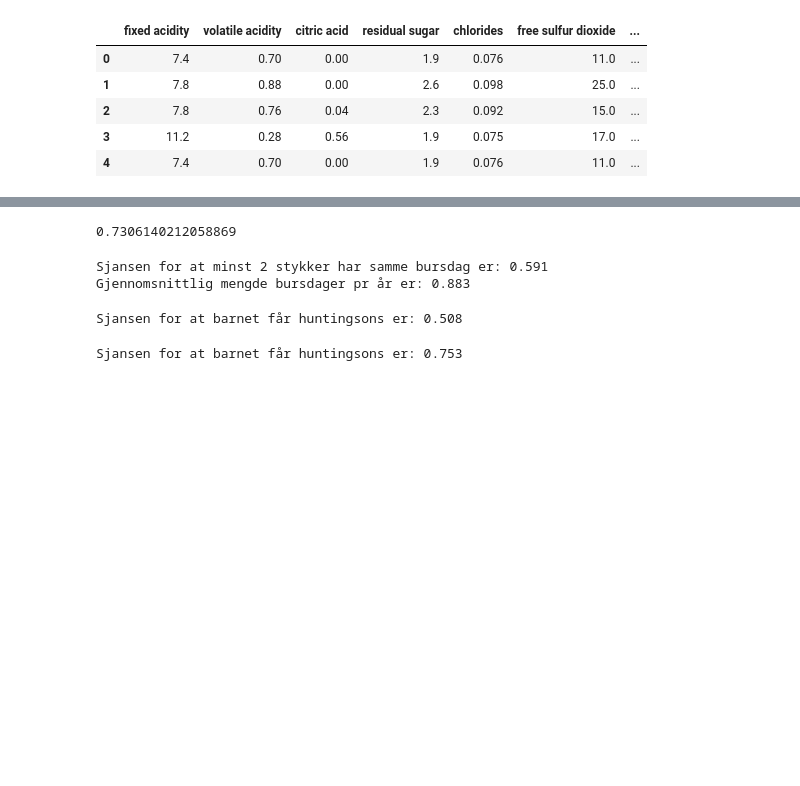
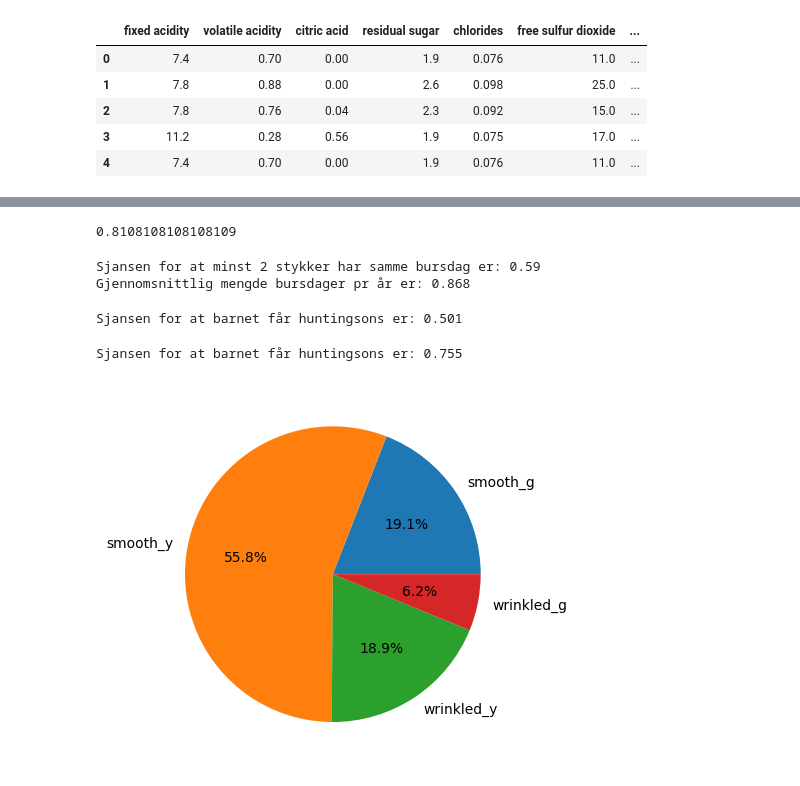
Before and after one commit to EliasT05/ProgMod-Eksamen, a Jupyter notebook: Oppgaver.ipynb, the cells around one changed output, grey strips where cells are left out. Cells and saved outputs as stored; diff of their text form; code cells hidden in the pictures; blank space fills up the shorter version.

```diff
--- a/Oppgaver.ipynb
+++ b/Oppgaver.ipynb
@@ -52,74 +78,100 @@ print(precision)
 # %%
-# tree.DecisionTreeClassifier
+# RandomForestClassifier
+from sklearn.ensemble import RandomForestClassifier
 
-criteria = vin_data[['alcohol', 'pH', 'fixed acidity', 'density']] # features :, 'free sulfur dioxide', 'volatile acidity', 'citric acid', 'residual sugar', 'chlorides', 'total sulfur dioxide', 'sulphates'
+criteria = vin_data[['alcohol', 'pH', 'fixed acidity', 'density', 'volatile acidity', 'citric acid', 'residual sugar', 'chlorides']] # features
 categories = vin_data['kvalitetskategoriene']                         # labels
-
-test_amount = 2
-
-# A loop for testing different training sizes
 
 ml_data = train_test_split(criteria, categories, train_size=0.8, random_state=42)
 
 training_criteria = ml_data[0]
 test_criteria = ml_data[1]
 training_categories = ml_data[2]
-testkategorier = ml_data[3]
+test_categories = ml_data[3]
 
-model = tree.DecisionTreeClassifier()  # Makes the model
+model = RandomForestClassifier()  # Makes the model
 model.fit(training_criteria, training_categories)   # Trains the model
 
 predictions = model.predict(test_criteria)
 
-precision = precision_score(testkategorier, predictions, average='macro')
+precision = precision_score(test_categories, predictions, average='macro')
 
 print(precision)
 # %% [output]
-0.7306140212058869
+0.8108108108108109
 # %%
 def birthday_simulation(n):
     trials = 10000
-    matching_birtdays = 0
+    matching_birthdays = 0
     matching_birthdays_tot = 0
     for i in range(trials):
         birthdays = [random.randint(1, 365) for j in range(n)]
         if len(birthdays) != len(set(birthdays)):
-            matching_birtdays += 1
+            matching_birthdays += 1
             matching_birthdays_tot += (len(birthdays)-len(set(birthdays)))
-    return round(matching_birtdays/trials, 3), round(matching_birthdays_tot/trials, 3)
+    return round(matching_birthdays/trials, 3), round(matching_birthdays_tot/trials, 3)
 
 print('Sjansen for at minst 2 stykker har samme bursdag er:',birthday_simulation(26)[0])
 print('Gjennomsnittlig mengde bursdager pr år er:', birthday_simulation(26)[1])
 # %% [output]
-Sjansen for at minst 2 stykker har samme bursdag er: 0.591
-Gjennomsnittlig mengde bursdager pr år er: 0.883
+Sjansen for at minst 2 stykker har samme bursdag er: 0.59
+Gjennomsnittlig mengde bursdager pr år er: 0.868
 # %%
 def huntington_simulation():
     trials = 10000
-    disease_occurance = 0
+    disease_occurrence = 0
     for i in range(trials):
         father_allele = random.choice(['H', 'h'])
         mother_allele = 'h'
         child_genotype = father_allele + mother_allele
         if 'H' in child_genotype:
-            disease_occurance += 1
-    return round(disease_occurance/trials, 3)
+            disease_occurrence += 1
+    return round(disease_occurrence/trials, 3)
 
 print('Sjansen for at barnet får huntingsons er:', huntington_simulation())
 # %% [output]
-Sjansen for at barnet får huntingsons er: 0.508
+Sjansen for at barnet får huntingsons er: 0.501
 # %%
-def huntington_simulation():
+def huntington_simulation_mother():
     trials = 10000
-    disease_occurance = 0
+    disease_occurrence = 0
     for i in range(trials):
         father_allele = random.choice(['H', 'h'])
         mother_allele = random.choice(['H', 'h'])
         child_genotype = father_allele + mother_allele
         if 'H' in child_genotype:
-            disease_occurance += 1
-    return round(disease_occurance/trials, 3)
+            disease_occurrence += 1
+    return round(disease_occurrence/trials, 3)
 
-print('Sjansen for at barnet får huntingsons er:', huntington_simulation())
+print('Sjansen for at barnet får huntingsons er:', huntington_simulation_mother())
 # %% [output]
-Sjansen for at barnet får huntingsons er: 0.753
+Sjansen for at barnet får huntingsons er: 0.755
+# %%
+# Dihybrid Kryssning
+def dihybrid_cross_simulation():
+    trials = 10000
+    results = {'smooth_g':0, 'smooth_y':0, 'wrinkled_y':0, 'wrinkled_g':0}
+
+    for i in range(trials):
+        father_allele = random.choice(['y', 'Y']) + random.choice(['r', 'R'])
+        mother_allele = random.choice(['y', 'Y']) + random.choice(['r', 'R'])
+        child_genotype = father_allele + mother_allele
+        if 'R' in child_genotype:
+            if 'Y' in child_genotype:
+                results['smooth_y'] += 1
+            else:
+                results['smooth_g'] += 1
+        elif 'Y' in child_genotype:
+            results['wrinkled_y'] += 1
+        else:
+            results['wrinkled_g'] += 1
+
+    for key in results:
+        results[key] /= trials
+
+    return results
+
+plt.pie(list(dihybrid_cross_simulation().values()), labels=dihybrid_cross_simulation().keys(), autopct='%1.1f%%')
+plt.show()
+# %% [output]
+[figure, added]
```
Also changed, not shown: parts of 4 cells of this notebook, 1 other file.
